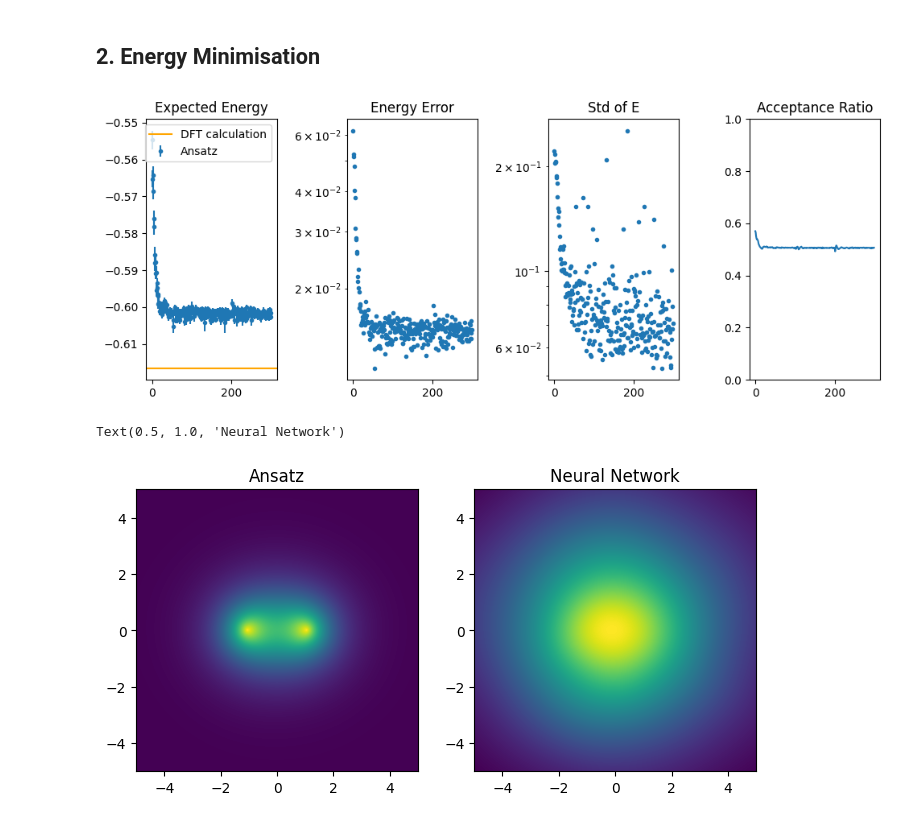
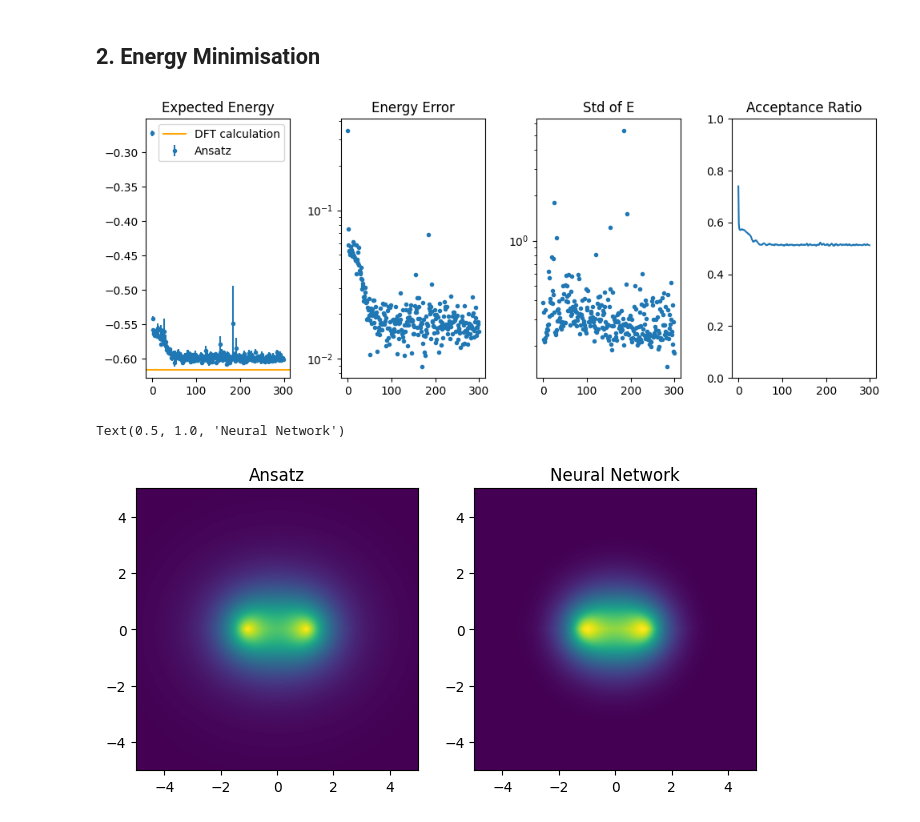
Before and after one commit to evanwonisch/NeuralQuantumStates, a Jupyter notebook: run/LCAO/dihydrogen_LCAO_symmetry.ipynb, the cells around one changed output. Drawn from its saved outputs; the diff is of its cells as text; code cells hidden in the pictures.

```diff
--- a/run/LCAO/dihydrogen_LCAO_symmetry.ipynb
+++ b/run/LCAO/dihydrogen_LCAO_symmetry.ipynb
@@ -122,16 +122,19 @@ plt.ylim(-5, 1)
 ### 1.2 Defining the Wavefunction
 # %%
 ## netket.nn.log_cosh
+
+def act(x):
+    return nn.gelu(x) + 0.1*x
 
 class NN(nn.Module):
     @nn.compact
     def __call__(self, x):
-        x = nn.Dense(15, name="dense1", bias_init=jax.random.normal)(x)
-        x = jnp.log(jnp.cosh(x))
-        x = nn.Dense(15, name="dense2", bias_init=jax.random.normal)(x)
-        x = jnp.log(jnp.cosh(x))
+        x = nn.Dense(48, name="dense1", bias_init=jax.random.normal)(x)
+        x = act(x)
+        x = nn.Dense(48, name="dense2", bias_init=jax.random.normal)(x)
+        x = act(x)
         x = nn.Dense(15, name="dense3", bias_init=jax.random.normal)(x)
-        x = jnp.log(jnp.cosh(x))
+        x = act(x)
         x = nn.Dense(1, name="dense4", bias_init=jax.random.normal)(x)
         x = jnp.log(jnp.cosh(x))
         return -jnp.squeeze(x)
@@ -150,18 +153,17 @@ class Ansatz(module.wavefunctions.Wavefunction):
         return nn_param
 
     def eval_nn(self, parameters, x):
-        abs_z = jnp.abs(x[:, 0])                # molecular axis
+        x_coord = x[:, 0]                       # molecular axis
         r = jnp.sqrt(x[:, 1]**2 + x[:, 2]**2)   # radial distance
         phi = jnp.arctan2(x[:, 2], x[:, 1])     # angle
 
-        coord = jnp.stack((abs_z, r), axis = 1)
+        coord = jnp.stack((x_coord, r), axis = 1)
+        coord2 = jnp.stack((-x_coord, r), axis = 1)
 
-        return self.nn.apply(parameters, coord)
-
+        return self.nn.apply(parameters, coord) + self.nn.apply(parameters, coord2)
 
     def calc_logpsi(self, parameters, x):
-
-        return self.lcao.calc_logpsi(jnp.array([1., 1.]), x) + self.eval_nn(self, parameters, x)
+        return jnp.log(self.lcao.calc_psi(jnp.array([1., 1.]), x) + jnp.exp(self.eval_nn(parameters, x)))
 # %%
 ansatz = Ansatz()
 key, _ = jax.random.split(key)
@@ -263,12 +268,6 @@ param = ansatz.init_param(key)
 # %%
-N = 8000
+N = 10000
 epoch = 100
-
-# define
-optimizer = optax.adam(learning_rate=0.005)
-
-# initialise
-optimizer_state = optimizer.init(param)
 
 for i in tqdm(range(epoch)):
     key, _ = jax.random.split(key)
@@ -313,27 +312,27 @@ f.tight_layout()
 
 # run.utils.save_plot("The neural network improves the LCAO Ansatz in the H2+ molecule.")
 # %% [output]
-[figure, old version]
+[figure, new version]
 # %%
 f, axs = plt.subplots(1, 2, figsize = (8,4))
 
 xs = jnp.linspace(-5, 5, num = 1000)
 ys = jnp.linspace(-5, 5, num = 1000)
 xss, yss = jnp.meshgrid(xs, ys)
 im = jnp.stack((xss, yss, jnp.ones_like(xss) * 0), axis = 2)
 
 res = ansatz.calc_psi(param, im.reshape(-1, 3)).reshape(xss.shape)
 axs[0].imshow(res, extent = [-5, 5, -5, 5])
 axs[0].set_title("Ansatz")
 
-res = ansatz.nn.apply(param["nn"], im.reshape(-1, 3)).reshape(xss.shape)
+res = ansatz.eval_nn(param, im.reshape(-1, 3)).reshape(xss.shape)
 axs[1].imshow(jnp.exp(res), extent = [-5, 5, -5, 5])
 axs[1].set_title("Neural Network")
 
 # run.utils.save_plot("The optimised H2+ wavefunction.")
 # %% [output]
 Text(0.5, 1.0, 'Neural Network')
-[figure, old version]
+[figure, new version]
 # %%
 plt.figure(figsize=(6, 6))
 
```
Also changed, not shown: parts of 8 cells of this notebook, 2 other files.
